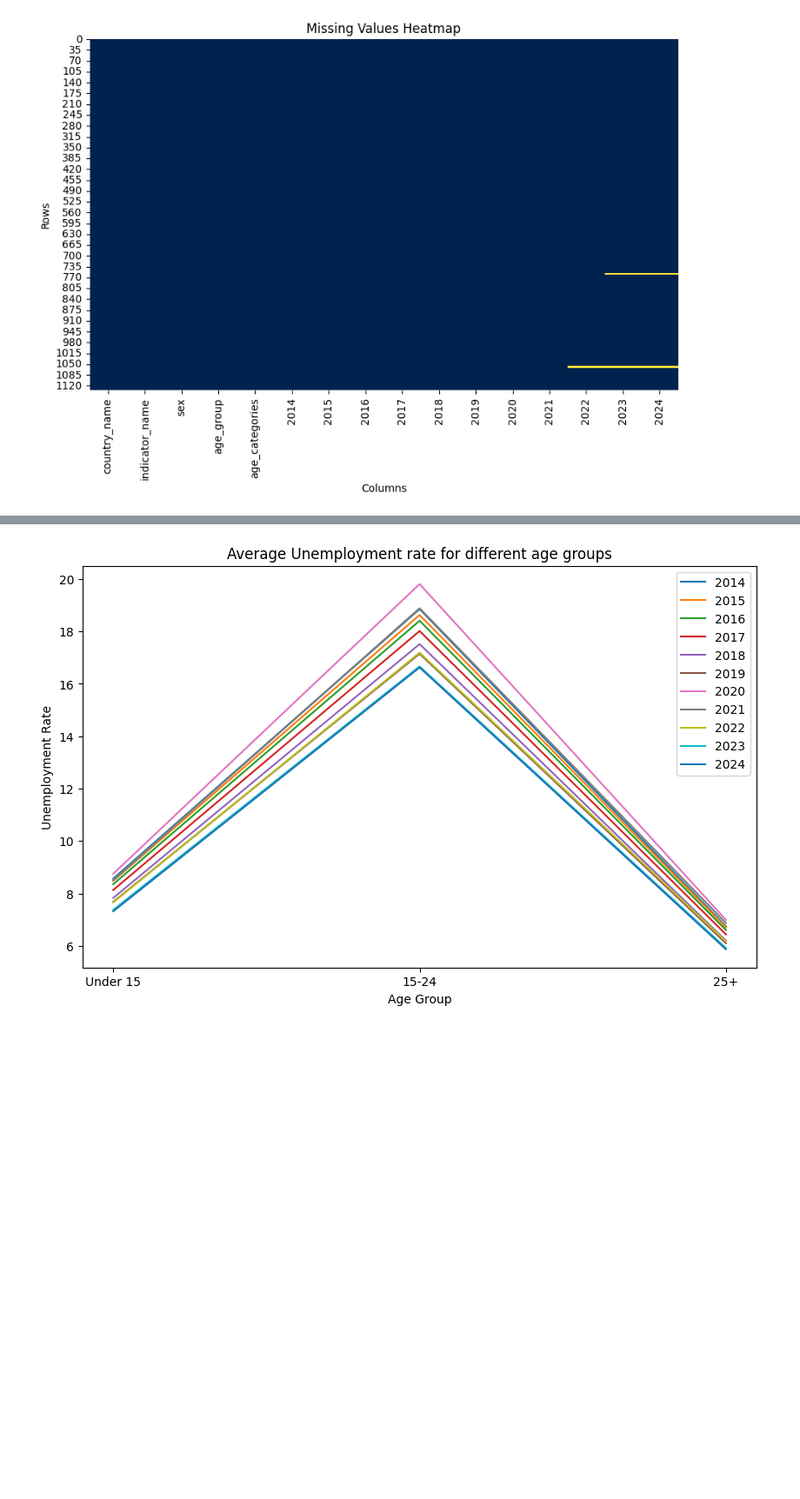
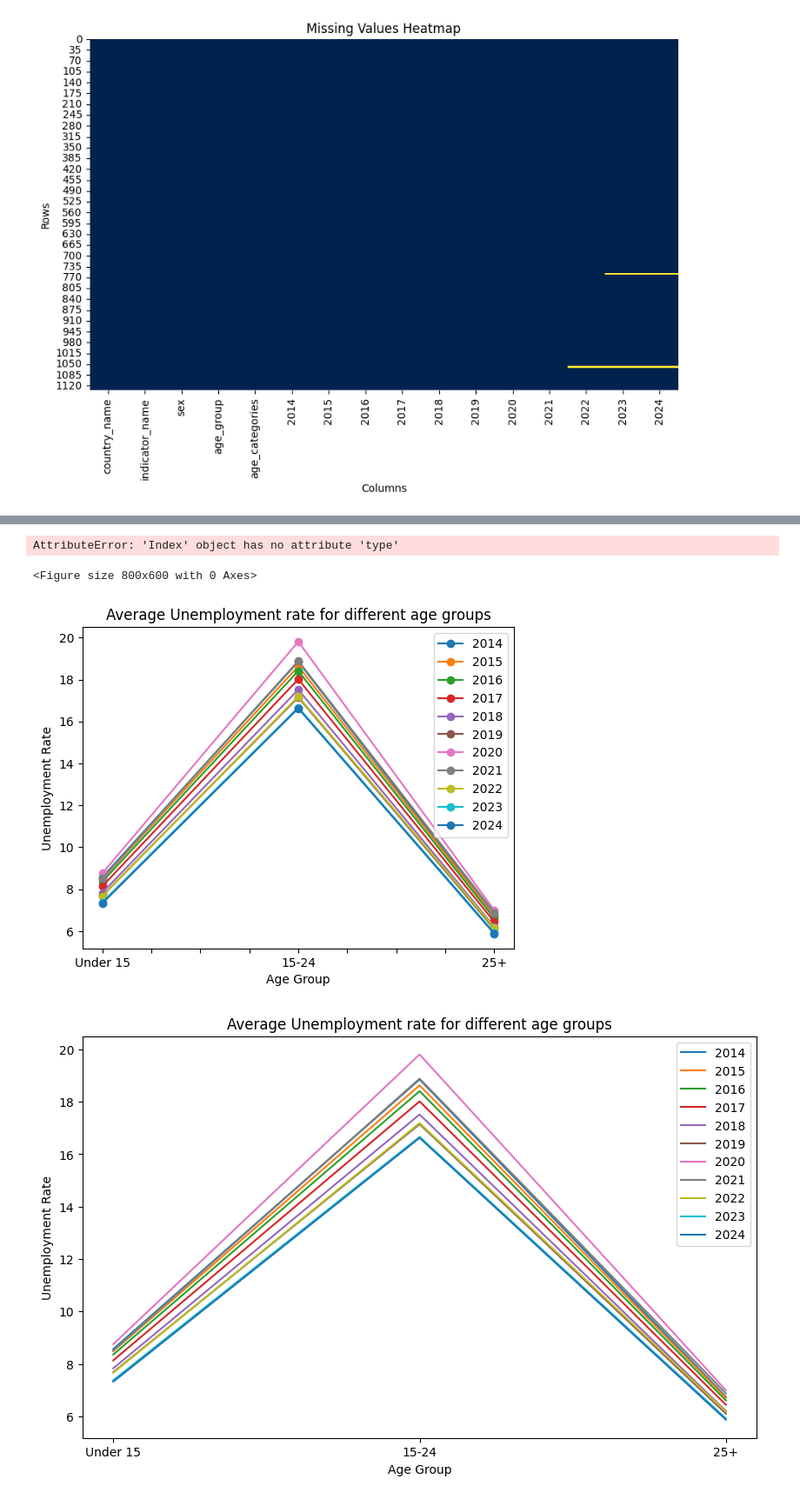
Before and after one commit to AmirMohammadiKarbalaei/Global_Unemployment, a Jupyter notebook: EDA.ipynb, the cells around one changed output, grey strips where cells are left out. Shown: that part at 87% size. Cells and saved outputs as stored; diff of their text form; code cells hidden in the pictures; blank space fills up the shorter version.

```diff
--- a/EDA.ipynb
+++ b/EDA.ipynb
@@ -69,3 +72,9 @@ reordered_age_group = age_group.reindex(new_order)
+# %%
+plot(reordered_age_group,"Average Unemployment rate for different age groups","Age Group","Unemployment Rate",reordered_age_group.columns)
+# %% [output]
+AttributeError: 'Index' object has no attribute 'type'
+<Figure size 800x600 with 0 Axes>
+[figure, added]
 # %%
 plt.figure(figsize=(10, 6))
 plt.plot(reordered_age_group)
```
Also changed, not shown: parts of 7 cells of this notebook.
